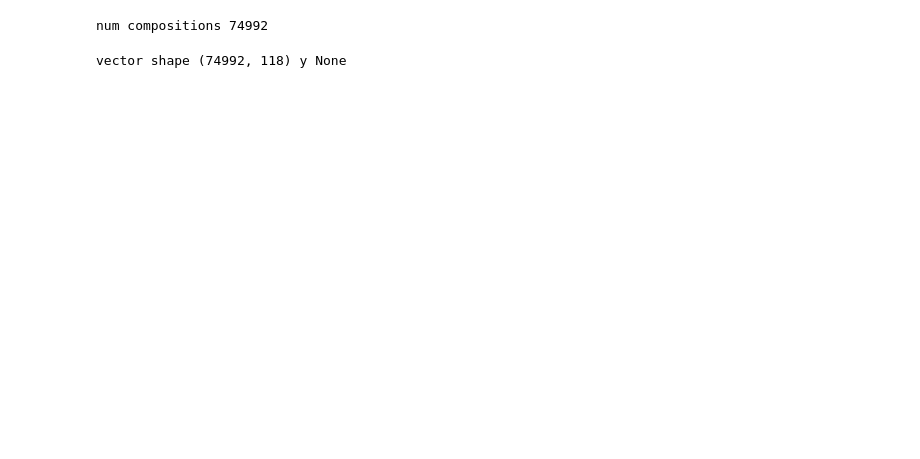
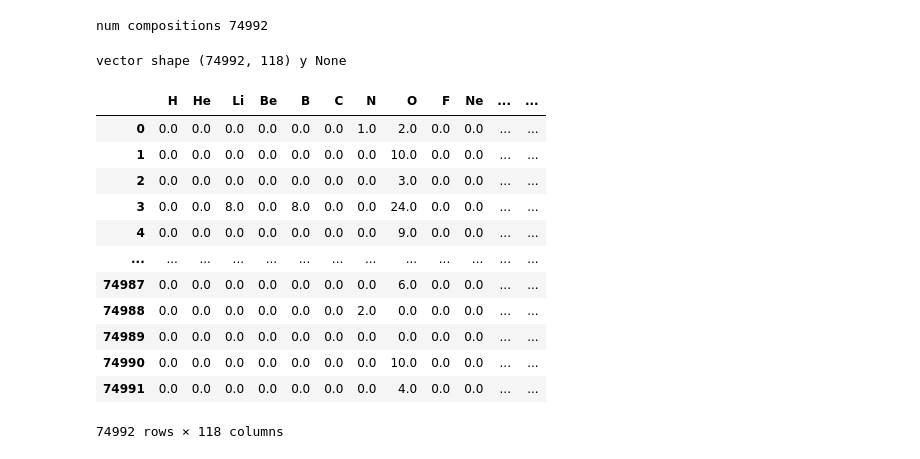
Before and after one commit to uw-cmg/MAST-ML, a Jupyter notebook: Pickle.ipynb, the cells around one changed output. Drawn from its saved outputs; the diff is of its cells as text; code cells hidden in the pictures; blank space fills up the shorter version.

```diff
--- a/Pickle.ipynb
+++ b/Pickle.ipynb
@@ -78,6 +64,22 @@ x, y = e.transform()
 print("vector shape", x.shape, "y", y)
 # %% [output]
 vector shape (74992, 118) y None
+# %%
+x
+# %% [output]
+|  | H | He | Li | Be | B | C | N | O | F | Ne | ... | ... |
+| 0 | 0.0 | 0.0 | 0.0 | 0.0 | 0.0 | 0.0 | 1.0 | 2.0 | 0.0 | 0.0 | ... | ... |
+| 1 | 0.0 | 0.0 | 0.0 | 0.0 | 0.0 | 0.0 | 0.0 | 10.0 | 0.0 | 0.0 | ... | ... |
+| 2 | 0.0 | 0.0 | 0.0 | 0.0 | 0.0 | 0.0 | 0.0 | 3.0 | 0.0 | 0.0 | ... | ... |
+| 3 | 0.0 | 0.0 | 8.0 | 0.0 | 8.0 | 0.0 | 0.0 | 24.0 | 0.0 | 0.0 | ... | ... |
+| 4 | 0.0 | 0.0 | 0.0 | 0.0 | 0.0 | 0.0 | 0.0 | 9.0 | 0.0 | 0.0 | ... | ... |
+| ... | ... | ... | ... | ... | ... | ... | ... | ... | ... | ... | ... | ... |
+| 74987 | 0.0 | 0.0 | 0.0 | 0.0 | 0.0 | 0.0 | 0.0 | 6.0 | 0.0 | 0.0 | ... | ... |
+| 74988 | 0.0 | 0.0 | 0.0 | 0.0 | 0.0 | 0.0 | 2.0 | 0.0 | 0.0 | 0.0 | ... | ... |
+| 74989 | 0.0 | 0.0 | 0.0 | 0.0 | 0.0 | 0.0 | 0.0 | 0.0 | 0.0 | 0.0 | ... | ... |
+| 74990 | 0.0 | 0.0 | 0.0 | 0.0 | 0.0 | 0.0 | 0.0 | 10.0 | 0.0 | 0.0 | ... | ... |
+| 74991 | 0.0 | 0.0 | 0.0 | 0.0 | 0.0 | 0.0 | 0.0 | 4.0 | 0.0 | 0.0 | ... | ... |
+74992 rows × 118 columns
 # %%
 # list(x.items())
 # print(*x.items(), sep="\n")
```
Also changed, not shown: parts of 4 cells of this notebook, 1 other file.
